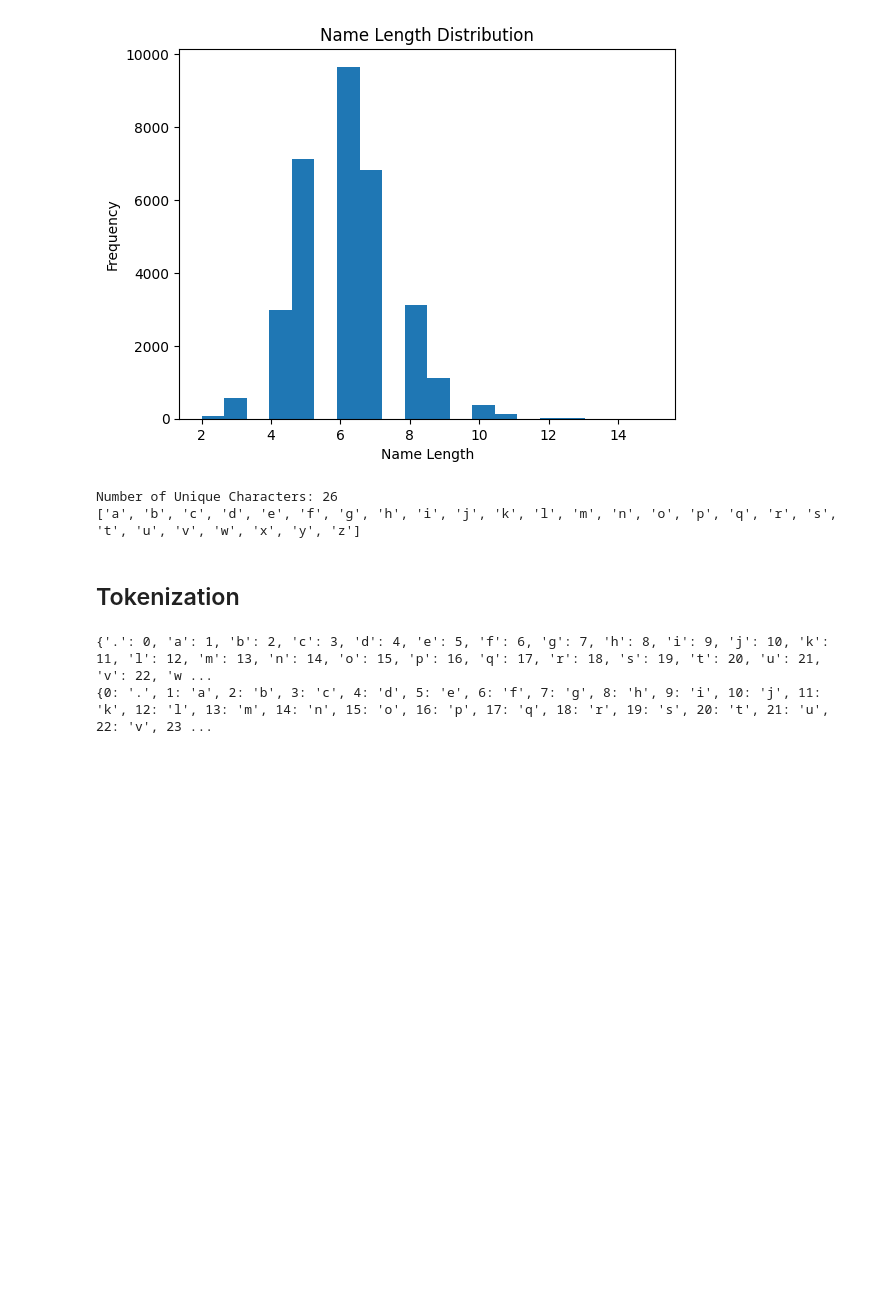
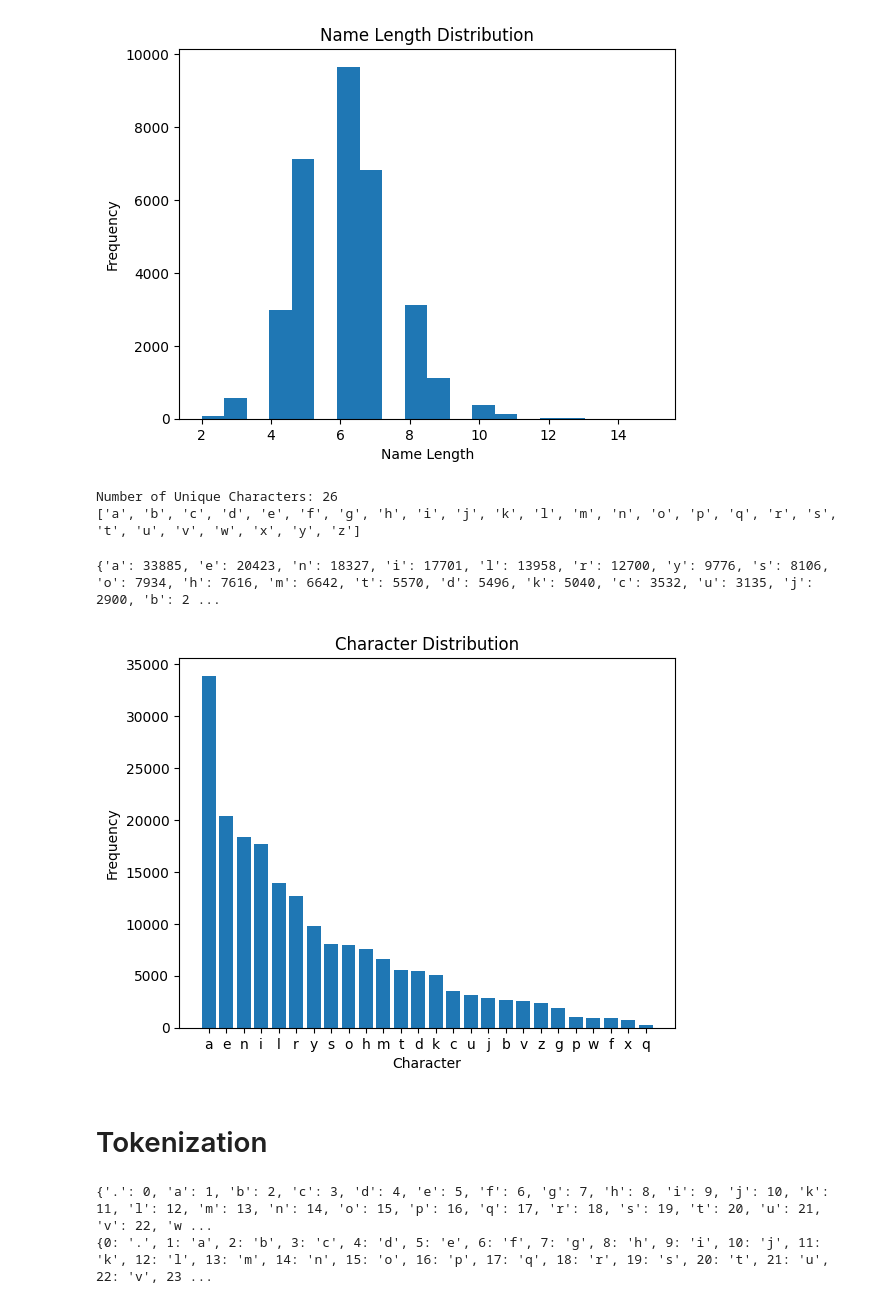
Before and after one commit to PathFinderKR/Neural-Networks, a Jupyter notebook: makemore.ipynb, the cells around one changed output. Drawn from its saved outputs; the diff is of its cells as text; code cells hidden in the pictures; blank space fills up the shorter version.

```diff
--- a/makemore.ipynb
+++ b/makemore.ipynb
@@ -33,9 +33,9 @@ names_dataset = dataset_path + 'names.txt'
 
 # read the dataset
 with open(names_dataset, 'r') as f:
-    names_text = f.readlines()
+    names = f.readlines()
 
 # remove the new line character
-names_text = [name.strip() for name in names_text]
+names = [name.strip() for name in names]
 # %%
 # print the first 10 names
@@ -84,7 +84,7 @@ Average Name Length: 6.122217712983486
 [figure]
 # %%
 # number of unique characters
-unique_chars = sorted(list(set(''.join(names_text))))
+unique_chars = sorted(list(set(''.join(names))))
 print(f'Number of Unique Characters: {len(unique_chars)}')
 
 # unique characters
@@ -92,8 +92,26 @@ print(unique_chars)
 # %% [output]
 Number of Unique Characters: 26
 ['a', 'b', 'c', 'd', 'e', 'f', 'g', 'h', 'i', 'j', 'k', 'l', 'm', 'n', 'o', 'p', 'q', 'r', 's', 't', 'u', 'v', 'w', 'x', 'y', 'z']
+# %%
+# character statistics
+char_count = {char: 0 for char in unique_chars}
+for name in names:
+    for char in name:
+        char_count[char] += 1
+char_count = {char: count for char, count in sorted(char_count.items(), key=lambda x: x[1], reverse=True)}
+print(char_count)
+
+# character distribution
+plt.bar(char_count.keys(), char_count.values())
+plt.xlabel('Character')
+plt.ylabel('Frequency')
+plt.title('Character Distribution')
+plt.show()
+# %% [output]
+{'a': 33885, 'e': 20423, 'n': 18327, 'i': 17701, 'l': 13958, 'r': 12700, 'y': 9776, 's': 8106, 'o': 7934, 'h': 7616, 'm': 6642, 't': 5570, 'd': 5496, 'k': 5040, 'c': 3532, 'u': 3135, 'j': 2900, 'b': 2 ...
+[figure, added]
 # %% [markdown]
-## Tokenization
+# Tokenization
 # %%
 # add special token
 unique_chars = ['.', *unique_chars]
```
Also changed, not shown: parts of 18 cells of this notebook, 3 other files.
